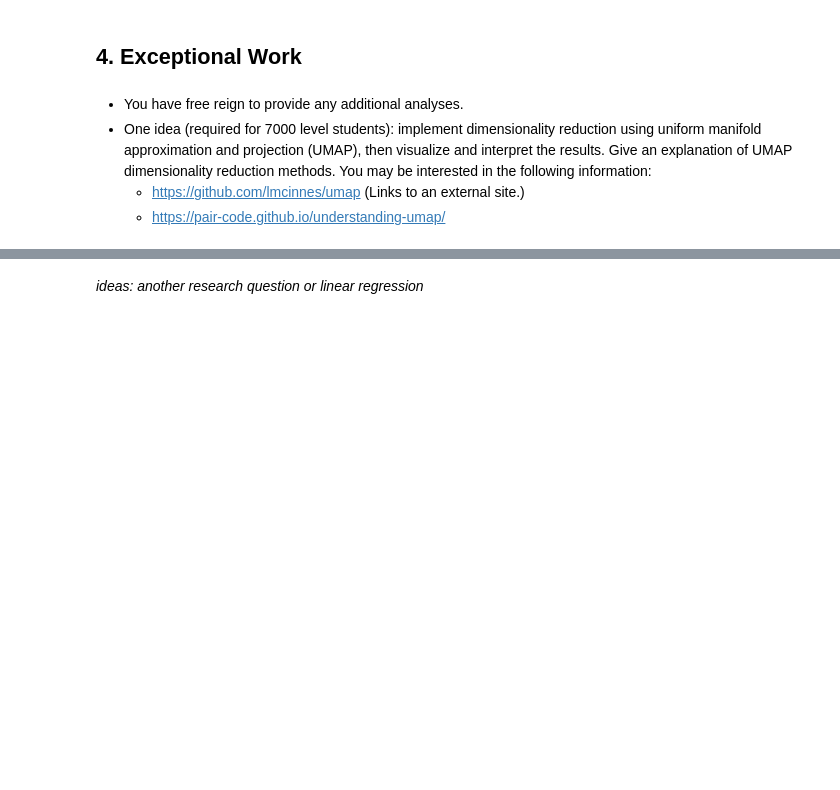
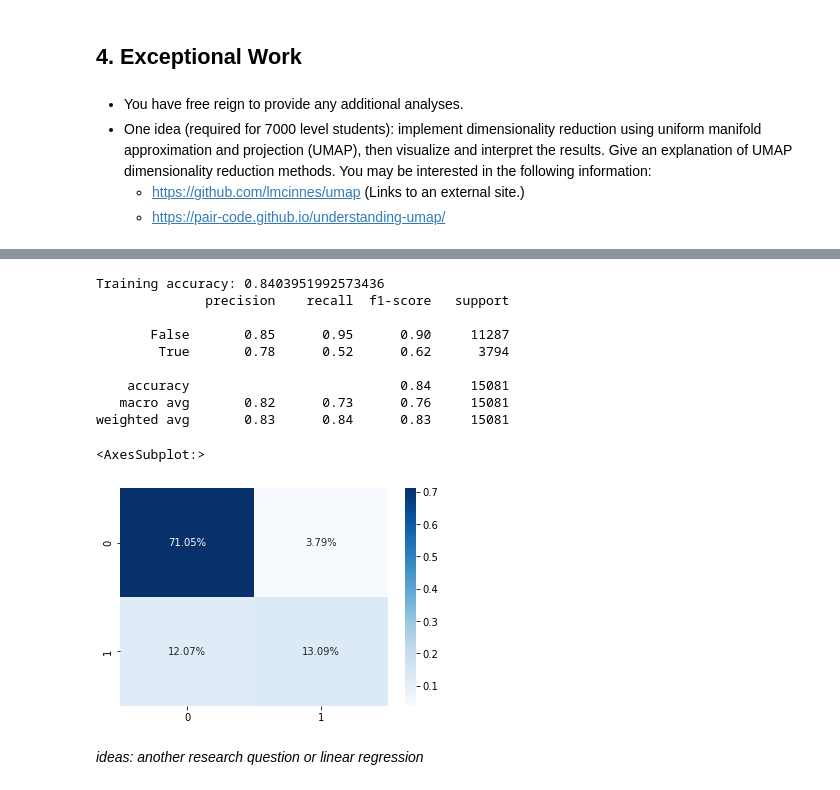
Before and after one commit to mariaherediaa/CS5324-Labs, a Jupyter notebook: Lab1/Lab 1.ipynb, the cells around one changed output, grey strips where cells are left out. Cells and saved outputs as stored; diff of their text form; code cells hidden in the pictures; blank space fills up the shorter version.

```diff
--- a/Lab1/Lab 1.ipynb
+++ b/Lab1/Lab 1.ipynb
@@ -303,2 +357,26 @@ Question 3:
+# %%
+tree_model = tree.DecisionTreeClassifier(max_depth=5)
+
+tree_model = tree_model.fit(x_train, y_train)
+print('Training accuracy:', tree_model.score(x_train, y_train))
+
+predicted = pd.DataFrame(tree_model.predict(x_test))
+
+print(metrics.classification_report(y_test, predicted))
+
+cf_matrix = metrics.confusion_matrix(y_test, predicted)
+sns.heatmap(cf_matrix/np.sum(cf_matrix), annot=True, fmt='.2%', cmap='Blues')
+# %% [output]
+Training accuracy: 0.8403951992573436
+              precision    recall  f1-score   support
+
+       False       0.85      0.95      0.90     11287
+        True       0.78      0.52      0.62      3794
+
+    accuracy                           0.84     15081
+   macro avg       0.82      0.73      0.76     15081
+weighted avg       0.83      0.84      0.83     15081
+<AxesSubplot:>
+[figure, added]
 # %% [markdown]
 *ideas: another research question or linear regression*
```
Also changed, not shown: parts of 8 cells of this notebook.
